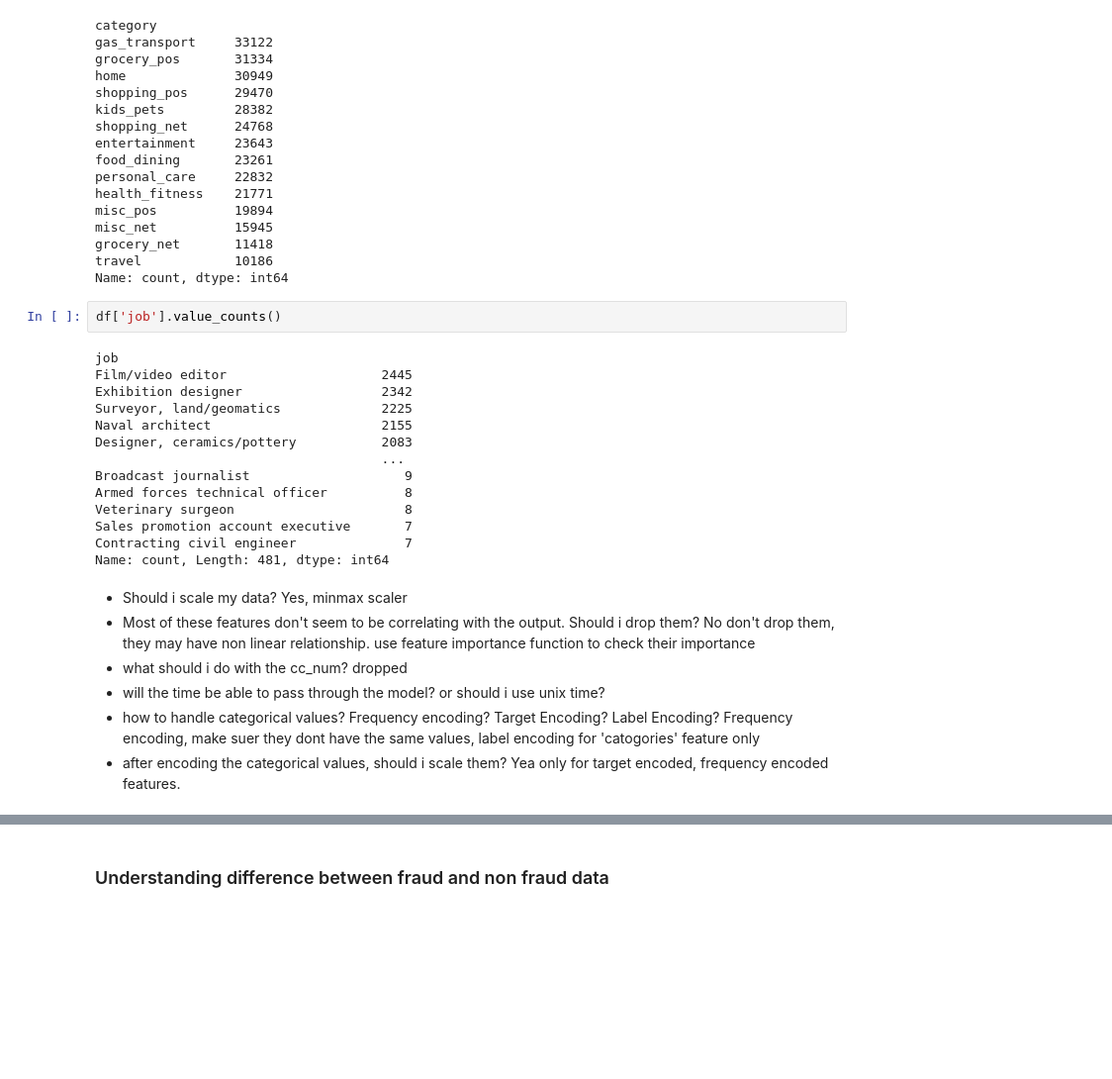
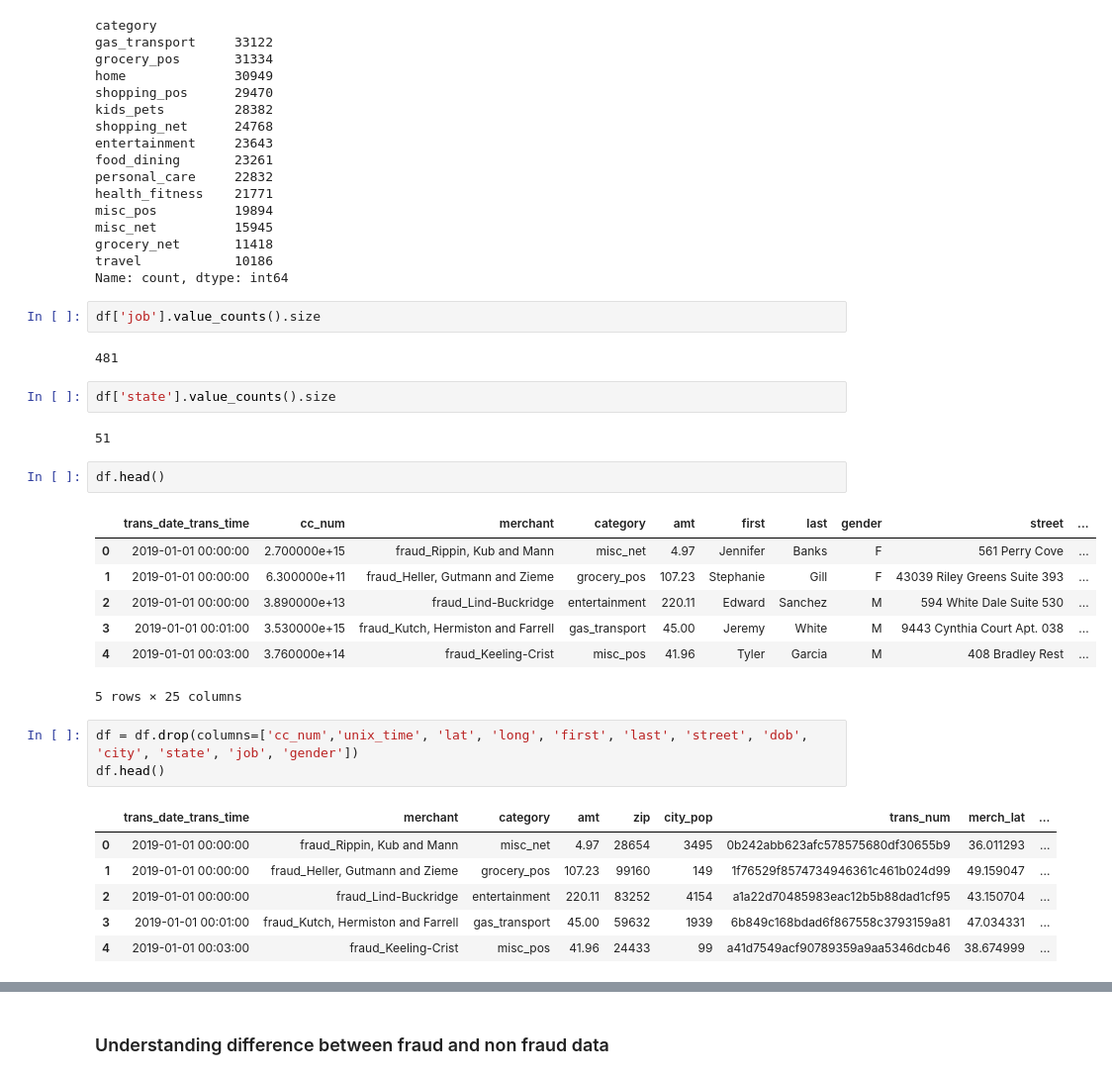
Before and after one commit to InspectorGoole/ML-project, a Jupyter notebook: detect.ipynb, the cells around one changed output, grey strips where cells are left out. Shown: that part at 99% size. Drawn from its saved outputs; the diff is of its cells as text; blank space fills up the shorter version.

```diff
--- a/detect.ipynb
+++ b/detect.ipynb
@@ -269,25 +272,30 @@ grocery_net       11418
 travel            10186
 Name: count, dtype: int64
 # %%
-df['job'].value_counts()
+df['job'].value_counts().size
 # %% [output]
-job
-Film/video editor                    2445
-Exhibition designer                  2342
-Surveyor, land/geomatics             2225
-Naval architect                      2155
-Designer, ceramics/pottery           2083
-                                     ...
-Broadcast journalist                    9
-Armed forces technical officer          8
-Veterinary surgeon                      8
-Sales promotion account executive       7
-Contracting civil engineer              7
-Name: count, Length: 481, dtype: int64
+481
-# %% [markdown]
-* Should i scale my data? Yes, minmax scaler
-* Most of these features don't seem to be correlating with the output. Should i drop them? No don't drop them, they may have non linear relationship. use feature importance function to check their importance
-* what should i do with the cc_num? dropped
-* will the time be able to pass through the model? or should i use unix time?
-* how to handle categorical values? Frequency encoding? Target Encoding? Label Encoding? Frequency encoding, make suer they dont have the same values, label encoding for 'catogories' feature only
-* after encoding the categorical values, should i scale them? Yea only for  target encoded, frequency encoded features.
+# %%
+df['state'].value_counts().size
+# %% [output]
+51
+# %%
+df.head()
+# %% [output]
+|  | trans_date_trans_time | cc_num | merchant | category | amt | first | last | gender | street | ... |
+| 0 | 2019-01-01 00:00:00 | 2.700000e+15 | fraud_Rippin, Kub and Mann | misc_net | 4.97 | Jennifer | Banks | F | 561 Perry Cove | ... |
+| 1 | 2019-01-01 00:00:00 | 6.300000e+11 | fraud_Heller, Gutmann and Zieme | grocery_pos | 107.23 | Stephanie | Gill | F | 43039 Riley Greens Suite 393 | ... |
+| 2 | 2019-01-01 00:00:00 | 3.890000e+13 | fraud_Lind-Buckridge | entertainment | 220.11 | Edward | Sanchez | M | 594 White Dale Suite 530 | ... |
+| 3 | 2019-01-01 00:01:00 | 3.530000e+15 | fraud_Kutch, Hermiston and Farrell | gas_transport | 45.00 | Jeremy | White | M | 9443 Cynthia Court Apt. 038 | ... |
+| 4 | 2019-01-01 00:03:00 | 3.760000e+14 | fraud_Keeling-Crist | misc_pos | 41.96 | Tyler | Garcia | M | 408 Bradley Rest | ... |
+5 rows × 25 columns
+# %%
+df = df.drop(columns=['cc_num','unix_time', 'lat', 'long', 'first', 'last', 'street', 'dob', 'city', 'state', 'job', 'gender'])
+df.head()
+# %% [output]
+|  | trans_date_trans_time | merchant | category | amt | zip | city_pop | trans_num | merch_lat | ... |
+| 0 | 2019-01-01 00:00:00 | fraud_Rippin, Kub and Mann | misc_net | 4.97 | 28654 | 3495 | 0b242abb623afc578575680df30655b9 | 36.011293 | ... |
+| 1 | 2019-01-01 00:00:00 | fraud_Heller, Gutmann and Zieme | grocery_pos | 107.23 | 99160 | 149 | 1f76529f8574734946361c461b024d99 | 49.159047 | ... |
+| 2 | 2019-01-01 00:00:00 | fraud_Lind-Buckridge | entertainment | 220.11 | 83252 | 4154 | a1a22d70485983eac12b5b88dad1cf95 | 43.150704 | ... |
+| 3 | 2019-01-01 00:01:00 | fraud_Kutch, Hermiston and Farrell | gas_transport | 45.00 | 59632 | 1939 | 6b849c168bdad6f867558c3793159a81 | 47.034331 | ... |
+| 4 | 2019-01-01 00:03:00 | fraud_Keeling-Crist | misc_pos | 41.96 | 24433 | 99 | a41d7549acf90789359a9aa5346dcb46 | 38.674999 | ... |
```
Also changed, not shown: parts of 26 cells of this notebook.
